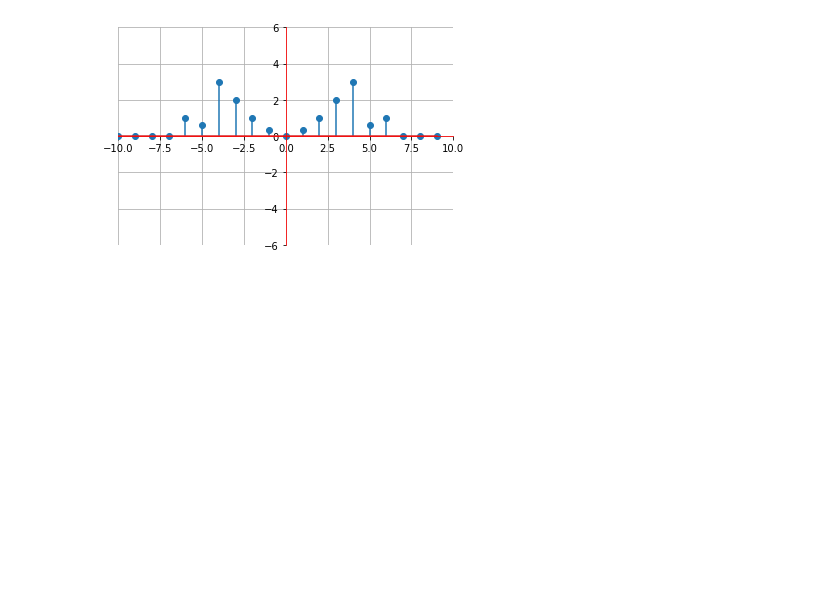
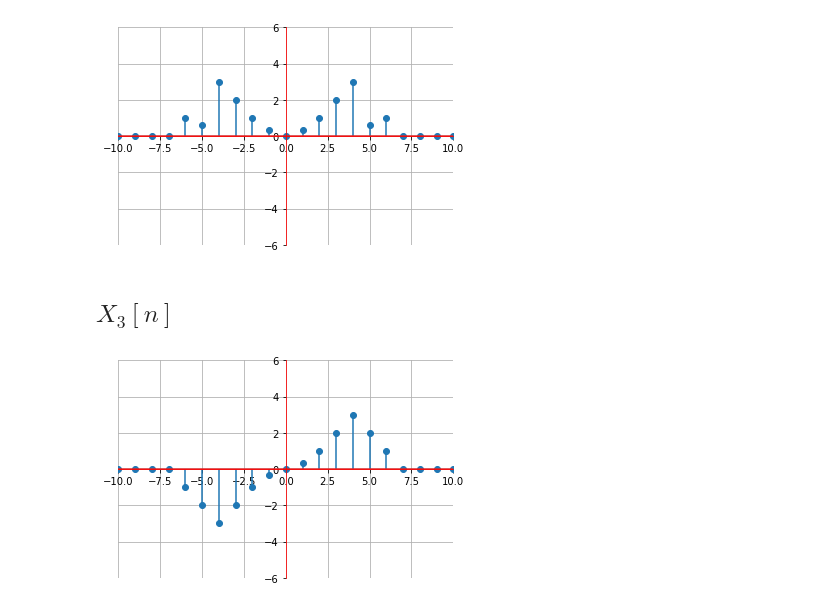
Before and after one commit to joao1pedro/SS, a Jupyter notebook: discrete_signal_decomposition.ipynb, the cells around one changed output. Drawn from its saved outputs; the diff is of its cells as text; code cells hidden in the pictures; blank space fills up the shorter version.

```diff
--- a/discrete_signal_decomposition.ipynb
+++ b/discrete_signal_decomposition.ipynb
@@ -42,7 +42,7 @@ def signal_decomposition(xn, _xn):
 # %% [markdown]
 ## $X_1[n]$: Sinal
 # %%
-n = np.arange(-10, 10)
+n = np.arange(-15, 15)
 N = len(n)
 
 # sinais dado por impulsos
@@ -196,3 +196,37 @@ plt.gca().spines['top'].set_color('none')
 plt.grid()
 # %% [output]
 [figure]
+# %% [markdown]
+## $X_3[n]$
+# %%
+u1, u1_ = impulse(n, 1/3, 1)
+u2, u2_ = impulse(n, -1/3, -1)
+u3, u3_ = impulse(n, 1, 2)
+u4, u4_ = impulse(n, -1, -2)
+u5, u5_ = impulse(n, 2, 3)
+u6, u6_ = impulse(n, -2, -3)
+u7, u7_ = impulse(n, 3, 4)
+u8, u8_ = impulse(n, -3, -4)
+u9, u9_ = impulse(n, 2, 5)
+u10, u10_ = impulse(n, -2, -5)
+u11, u11_ = impulse(n, 1, 6)
+u12, u12_ = impulse(n, -1, -6)
+u13, u13_ = impulse(n, 1/3, 7)
+u14, u14_ = impulse(n, -1/3, -7)
+
+xn3 = signal_gen([u1,u2,u3,u4,u5,u6,u7,u8,u9,u10,u11,u12])
+
+_xn3 = signal_gen([u1_,u2_,u3_,u4_,u5_,u6_,u7_,u8_,u9_,u10_,u11_,u12_])
+
+plt.stem(n,xn3)
+plt.xlim(-10,10)
+plt.ylim(-6,6)
+plt.gca().spines['left'].set_position('center')
+plt.gca().spines['left'].set_color('red')
+plt.gca().spines['right'].set_color('none')
+plt.gca().spines['bottom'].set_position('center')
+plt.gca().spines['bottom'].set_color('red')
+plt.gca().spines['top'].set_color('none')
+plt.grid()
+# %% [output]
+[figure, added]
```
Also changed, not shown: parts of 6 cells of this notebook.
